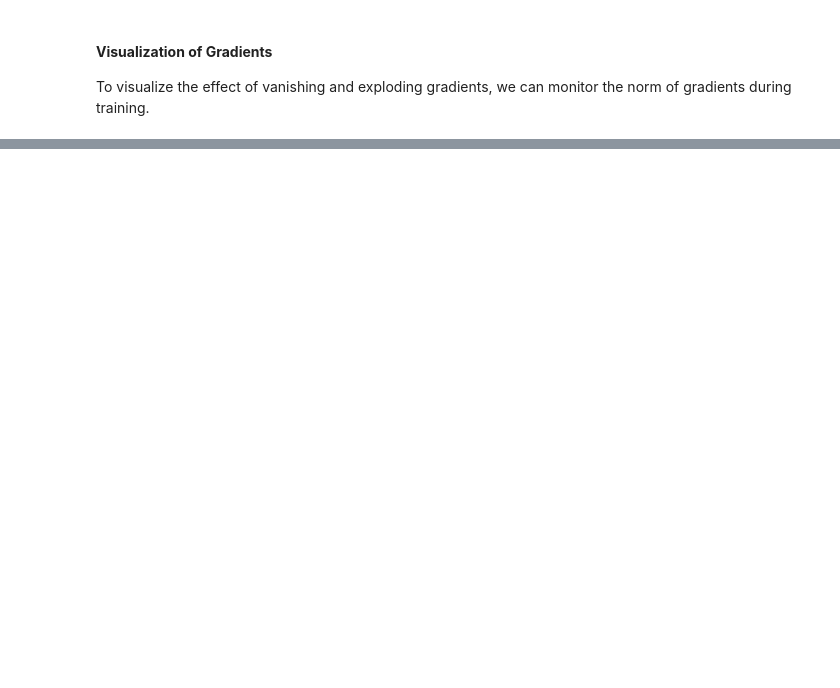
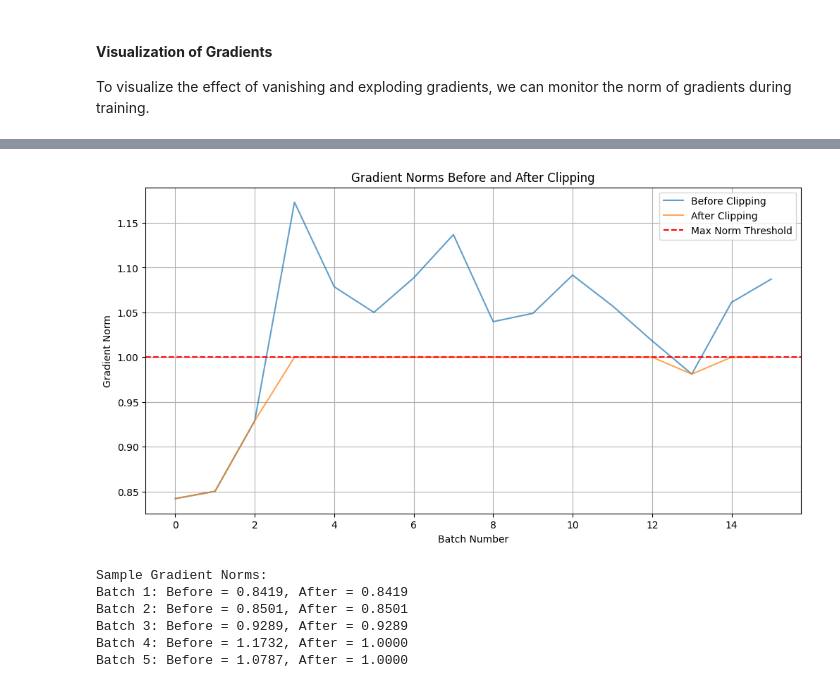
Before and after one commit to smarteist/ML-and-Deep, a Jupyter notebook: NLP/Projects/05-Recurrent-Neural-Networks/RecurrentNeuralNetworks.ipynb, the cells around one changed output, grey strips where cells are left out. Cells and saved outputs as stored; diff of their text form; code cells hidden in the pictures; blank space fills up the shorter version.

```diff
--- a/NLP/Projects/05-Recurrent-Neural-Networks/RecurrentNeuralNetworks.ipynb
+++ b/NLP/Projects/05-Recurrent-Neural-Networks/RecurrentNeuralNetworks.ipynb
@@ -440,7 +493,7 @@ model_gru = GRUClassifier(input_size, hidden_size, output_size)
 criterion = nn.NLLLoss()
 optimizer = optim.Adam(model_gru.parameters(), lr=0.001)
 
-num_epochs = 20
+num_epochs = 100
 loss_history_gru_clip = []
 
 for epoch in range(num_epochs):
@@ -534,0 +585,49 @@ RuntimeError: 0D or 1D target tensor expected, multi-target not supported
+# %%
+# Hyperparameters
+input_size = 10
+hidden_size = 20
+output_size = 5
+seq_length = 15
+batch_size = 32
+learning_rate = 0.1  # Increased to produce larger gradients
+num_samples = 500
+max_norm = 1.0  # Threshold for gradient clipping
+
+# Create dataset and dataloader
+dataset = SyntheticDataset(num_samples=num_samples, input_size=input_size, output_size=output_size, seq_length=seq_length)
+dataloader = DataLoader(dataset, batch_size=batch_size, shuffle=True)
+
+# Initialize model, loss function, optimizer
+model_gru = GRUClassifier(input_size, hidden_size, output_size)
+criterion = nn.NLLLoss()
+optimizer = optim.Adam(model_gru.parameters(), lr=learning_rate)
+
+# Monitor gradients before and after clipping
+grad_norms_before, grad_norms_after = monitor_gradients(
+    model_gru, dataloader, criterion, optimizer, max_norm=max_norm
+)
+# %%
+# Plotting gradient norms
+plt.figure(figsize=(12,6))
+plt.plot(grad_norms_before, label='Before Clipping', alpha=0.7)
+plt.plot(grad_norms_after, label='After Clipping', alpha=0.7)
+plt.axhline(y=max_norm, color='r', linestyle='--', label='Max Norm Threshold')
+plt.xlabel('Batch Number')
+plt.ylabel('Gradient Norm')
+plt.title('Gradient Norms Before and After Clipping')
+plt.legend()
+plt.grid(True)
+plt.show()
+
+# Print sample gradient norms for inspection
+print("Sample Gradient Norms:")
+for i in range(5):
+    print(f"Batch {i+1}: Before = {grad_norms_before[i]:.4f}, After = {grad_norms_after[i]:.4f}")
+# %% [output]
+[figure, added]
+Sample Gradient Norms:
+Batch 1: Before = 0.8419, After = 0.8419
+Batch 2: Before = 0.8501, After = 0.8501
+Batch 3: Before = 0.9289, After = 0.9289
+Batch 4: Before = 1.1732, After = 1.0000
+Batch 5: Before = 1.0787, After = 1.0000
```
Also changed, not shown: parts of 10 cells of this notebook, 10 other files.
